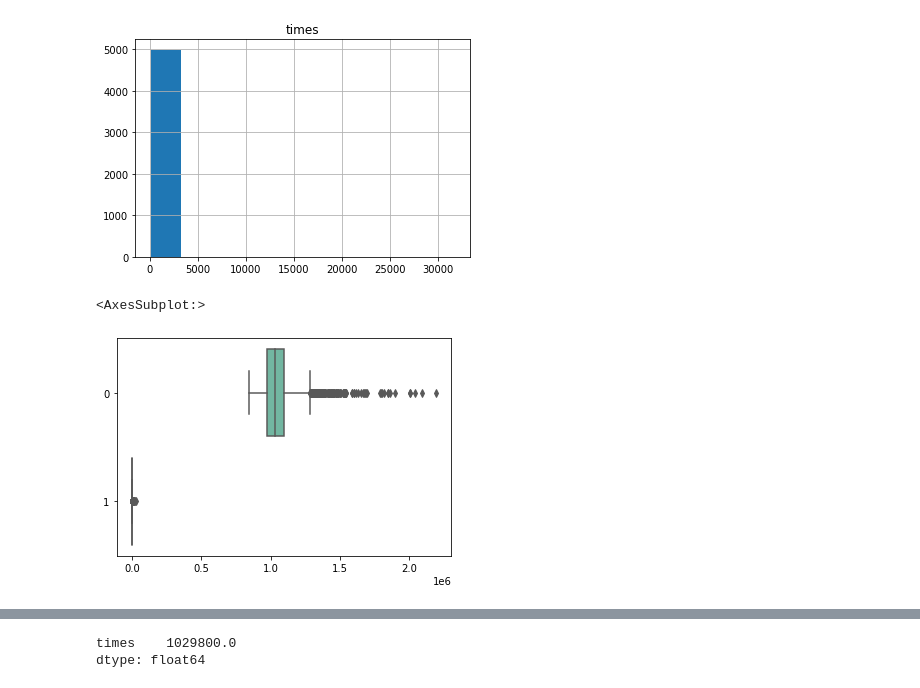
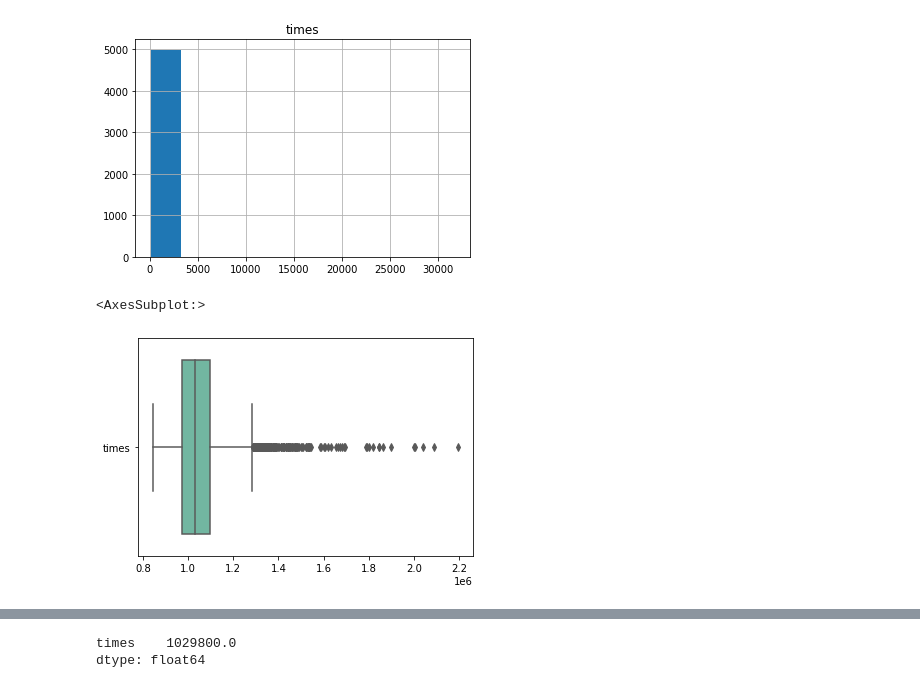
Before and after one commit to Cosby1992/UFO_Exam, a Jupyter notebook: data_exploration/data_exploration.ipynb, the cells around one changed output, grey strips where cells are left out. Cells and saved outputs as stored; diff of their text form; code cells hidden in the pictures.

```diff
--- a/data_exploration/data_exploration.ipynb
+++ b/data_exploration/data_exploration.ipynb
@@ -54,7 +54,7 @@ array([[<AxesSubplot:title={'center':'times'}>]], dtype=object)
 [figure]
 # %%
 # Comparisson boxplot
-sns.boxplot(data=[origDF, optDF], orient="h", palette="Set2")
+sns.boxplot(data=origDF, orient="h", palette="Set2")
 # %% [output]
 <AxesSubplot:>
-[figure, old version]
+[figure, new version]
```
Also changed, not shown: parts of 1 cell of this notebook, 3 other files.
